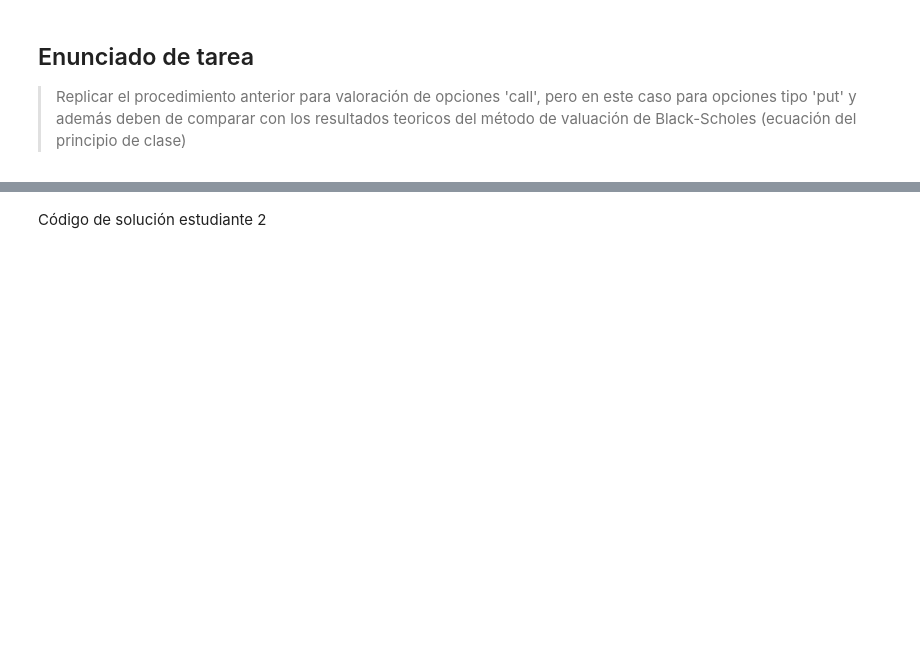
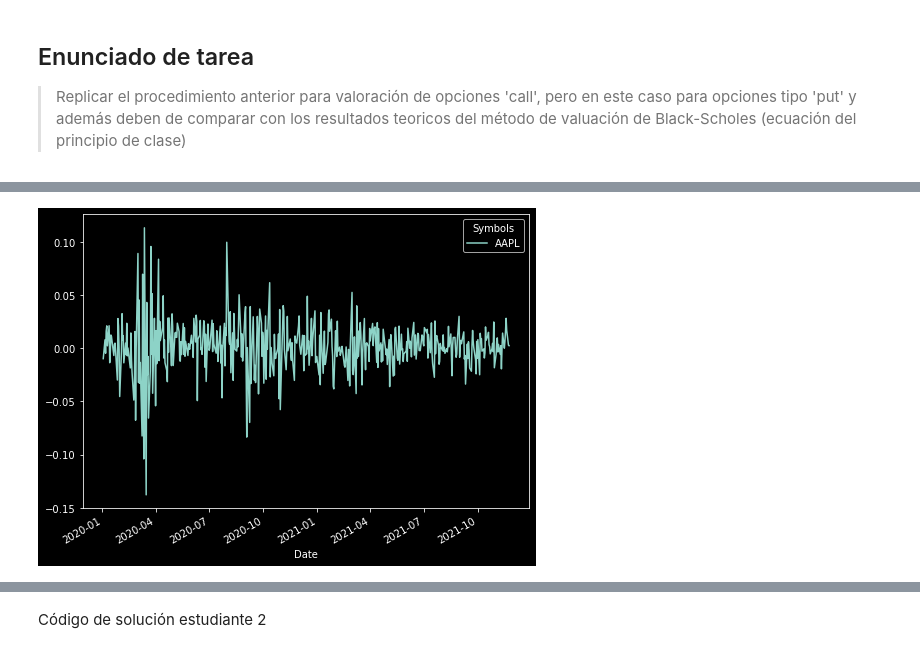
Before and after one commit to anamaria1404/Tarea7y8_AMAguilera_AMDiaz, a Jupyter notebook: Tarea8_AMAguilera_AMDiaz.ipynb, the cells around one changed output, grey strips where cells are left out. Saved outputs shown, nothing was run; the diff lists cells and outputs as text; code cells hidden in the pictures; blank space fills up the shorter version.

```diff
--- a/Tarea8_AMAguilera_AMDiaz.ipynb
+++ b/Tarea8_AMAguilera_AMDiaz.ipynb
@@ -37,0 +73,6 @@ Código de solución estudiante 1
+# %%
+#graficar rendimientos logarítmicos
+ret_aapl = calc_daily_ret(closes_aapl)
+ret_aapl.plot(figsize=(8,6));
+# %% [output]
+[figure, added]
```
Also changed, not shown: parts of 52 cells of this notebook.
